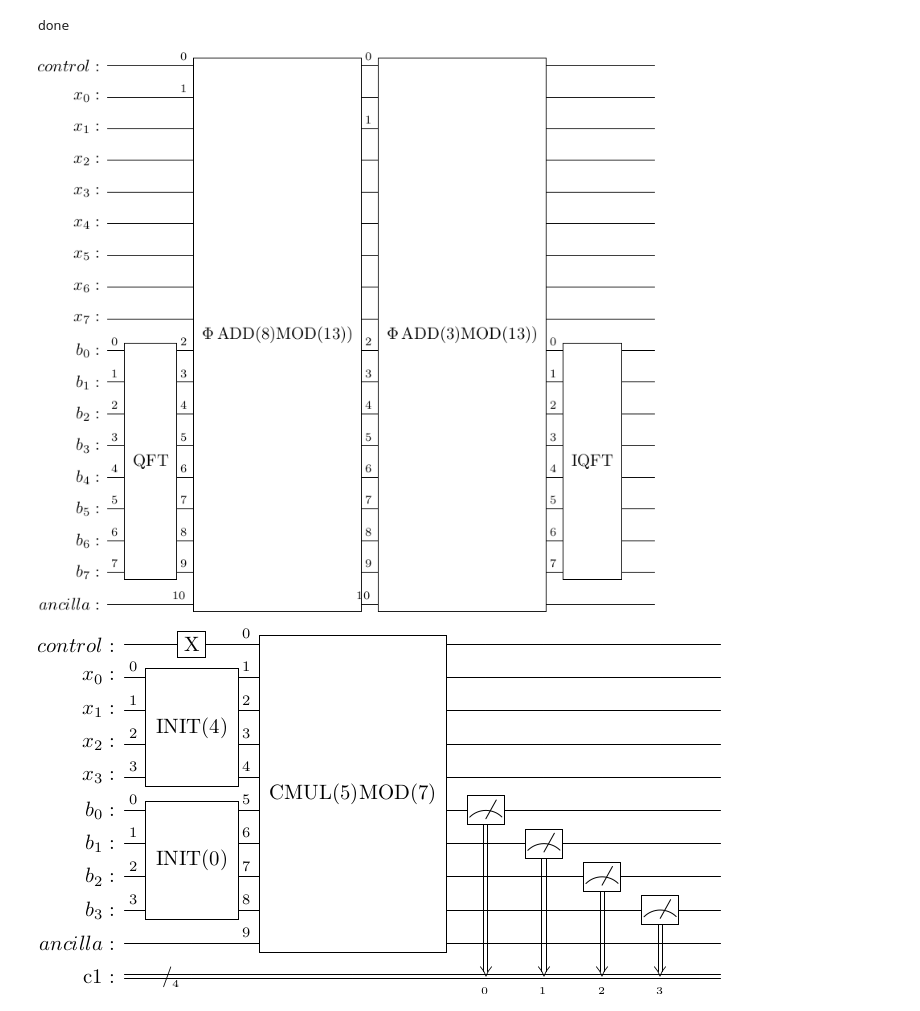
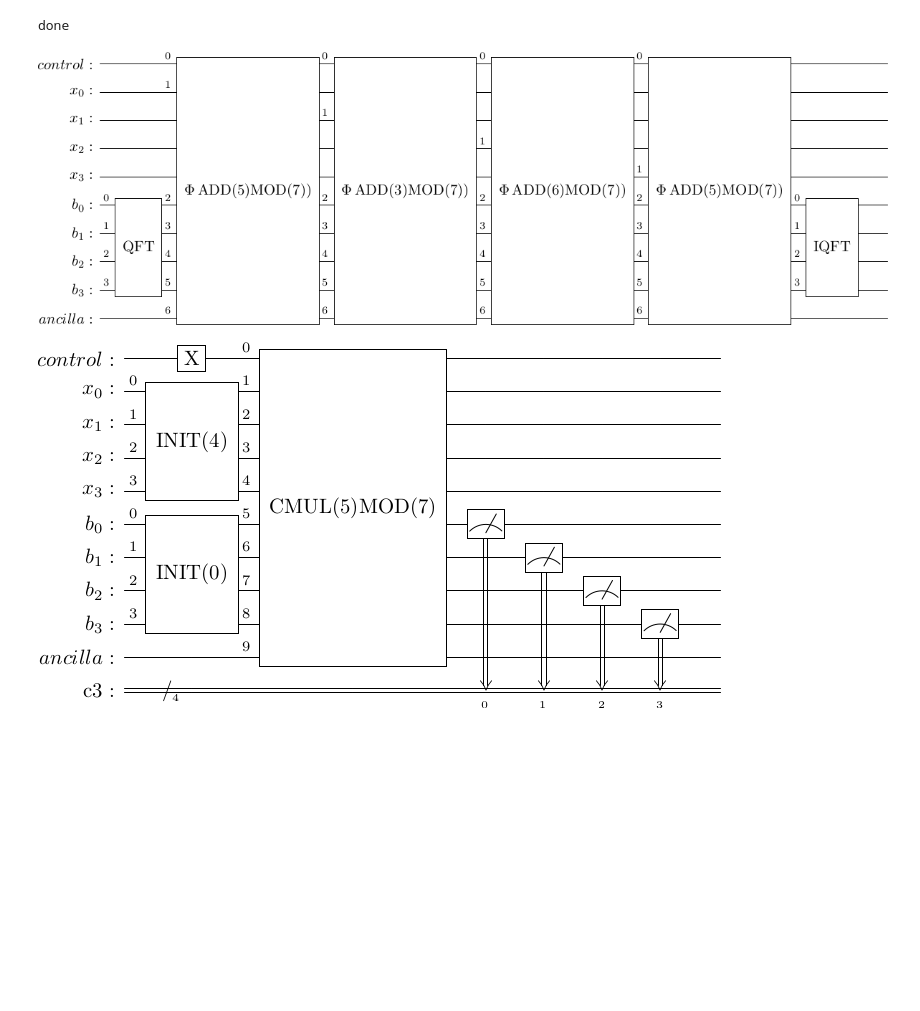
Before and after one commit to Treks2448/shors-algorithm, a Jupyter notebook: modulo-multiplier.ipynb, the cells around one changed output. Saved outputs shown, nothing was run; the diff lists cells and outputs as text; code cells hidden in the pictures; blank space fills up the shorter version.

```diff
--- a/modulo-multiplier.ipynb
+++ b/modulo-multiplier.ipynb
@@ -7,8 +7,7 @@ from qiskit import QuantumCircuit, ClassicalRegister, QuantumRegister
 from qiskit.circuit.library import QFT
 from math import log, ceil, floor, pi
 
-def c_mod_mul(a, N, x, n_b_qubits):
-    n_x_bits = floor(log(x, 2)) + 1
+def c_mod_mul(a, N, n_b_qubits):
     c_mod_mul_circ = QuantumCircuit(
         QuantumRegister(1, name="control"),
         QuantumRegister(n_b_qubits, name="x"),
@@ -19,7 +18,7 @@ def c_mod_mul(a, N, x, n_b_qubits):
         QFT(n_b_qubits, do_swaps=False).to_gate(),
         [i + n_b_qubits + 1 for i in range(n_b_qubits)]
     )
-    for i in range(n_x_bits):
+    for i in range(n_b_qubits):
         allocs = [i + n_b_qubits + 1 - 2 for i in range(n_b_qubits + 3)]
         allocs[0] = 0
         allocs[1] = i + 1
@@ -34,18 +33,16 @@ def c_mod_mul(a, N, x, n_b_qubits):
     )
     return c_mod_mul_circ
 # %%
-a = 8
-x = 7
+a = 5
+x = 4
 b = 0
-N = 13
+N = 7
 n_req = floor(log(N, 2)) + 1
-a_req = max(floor(log(a, 2)) + 1, floor(log(x, 2)) + 1)
-n_qubits = n_req + a_req
+n_qubits = n_req + 1
 n_b_qubits = n_qubits
-n_x_qubits = floor(log(x, 2)) + 1
-c_mod_mul(a, N, n_x_qubits, n_b_qubits).draw("latex")
+c_mod_mul(a, N, n_b_qubits).draw("latex")
 # %% [output]
-[figure, old version]
+[figure, new version]
 # %%
 a = 5
 x = 4
```
Also changed, not shown: parts of 1 cell of this notebook.
